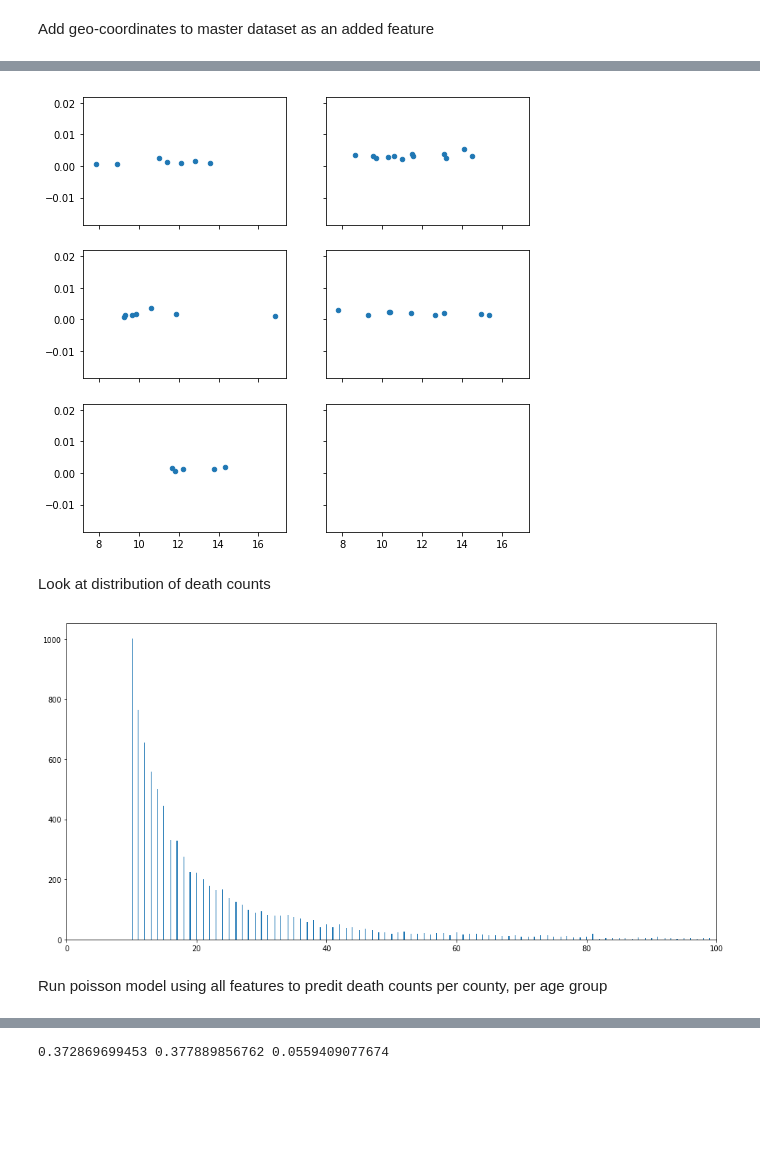
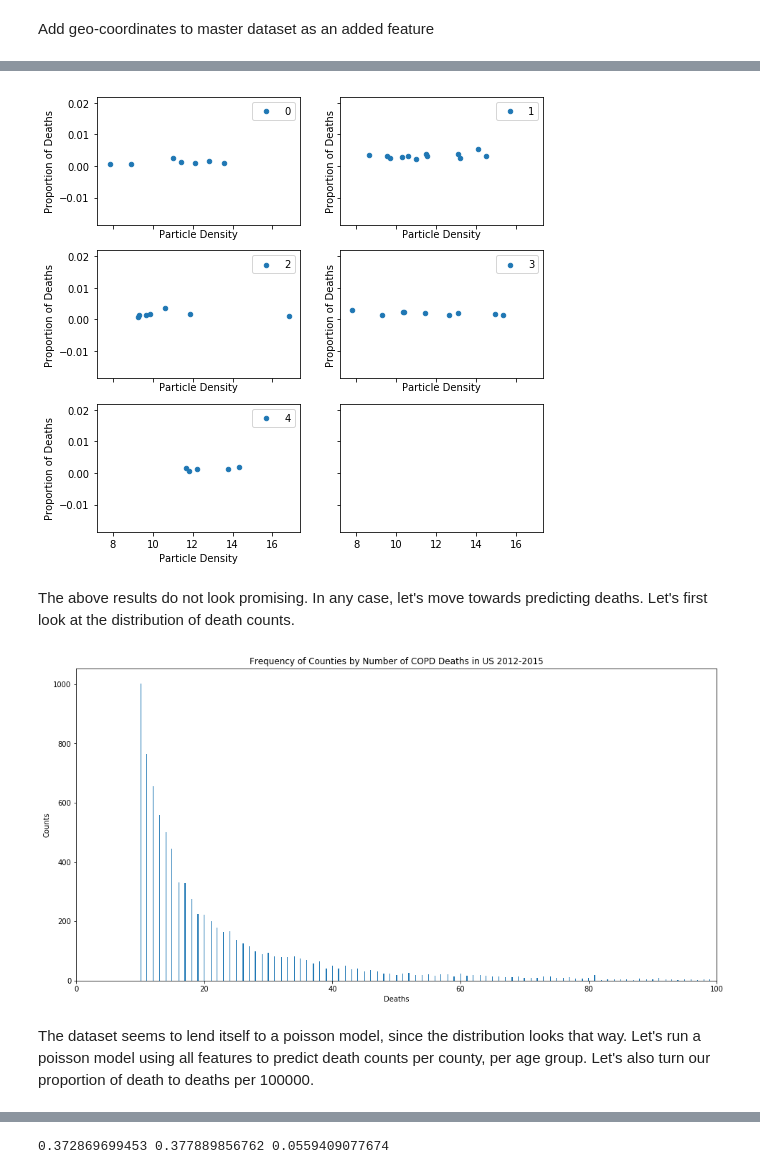
Before and after one commit to jitsen-design/Air_Pollution_and_Disease, a Jupyter notebook: CDC_COPD.ipynb, the cells around one changed output, grey strips where cells are left out. Drawn from its saved outputs; the diff is of its cells as text; code cells hidden in the pictures; blank space fills up the shorter version.

```diff
--- a/CDC_COPD.ipynb
+++ b/CDC_COPD.ipynb
@@ -58,7 +63,7 @@ Import data on poverty
 import glob
 import errno
 import os
-path = '/Users/jitsen/Documents/metis/metisgh/CDC/Poverty'
+path = '/Users/jitsen/Documents/metis/metisgh/CDC/Poverty_Death_D3'
 content = []
 for filename in glob.glob(os.path.join(path, '*.csv')):
     content.append(filename)
@@ -310,46 +342,56 @@ fig, ax = plt.subplots(3,2,figsize = (8,8), sharey = True, sharex = True);
 ax[0,0].scatter([x[1] for x in cause_3(45000,50000,10,12,8,10,3.0,67,67,2015)],
             [x[0] for x in cause_3(45000,50000,10,12,8,10,3.0,67,67,2015)],
             label = '0',s=20);
+ax[0,0].set_xlabel('Particle Density')
+ax[0,0].set_ylabel('Proportion of Deaths')
 
 ax[0,1].scatter([x[1] for x in cause_3(40000,45000,13,15,8,10,3.0,77,77,2015)],
            [x[0] for x in cause_3(40000,45000,13,15,8,10,3.0,77,77,2015)],
             label = '1',s=20);
+ax[0,1].set_xlabel('Particle Density')
+ax[0,1].set_ylabel('Proportion of Deaths')
 
 ax[1,0].scatter([x[1] for x in cause_3(50000,55000,8,10,6,8,3.0,72,72,2012)],
             [x[0] for x in cause_3(50000,55000,8,10,6,8,3.0,72,72,2012)],
             label = '2',s=20);
+ax[1,0].set_xlabel('Particle Density')
+ax[1,0].set_ylabel('Proportion of Deaths')
 
 ax[1,1].scatter([x[1] for x in cause_3(50000,55000,8,10,7,9,3.0,72,72,2014)],
            [x[0] for x in cause_3(50000,55000,8,10,7,9,3.0,72,72,2014)],
            label = '3',s=20);
+ax[1,1].set_xlabel('Particle Density')
+ax[1,1].set_ylabel('Proportion of Deaths')
 
 ax[2,0].scatter([x[1] for x in cause_3(40000,45000,15,17,9,11,3.0,67,67,2013)],
            [x[0] for x in cause_3(40000,45000,15,17,9,11,3.0,67,67,2013)],
            label = '4',s=20);
-#for i, txt in enumerate([x[2] for x in cause_3(A,B,C,D,E,F,G,H,I,J)]):
-#    ax.annotate(txt, ([x[1] for x in cause_3(A,B,C,D,E,F,G,H,I,J)][i],
-#                      [x[0] for x in cause_3(A,B,C,D,E,F,G,H,I,J)][i]),
-#      fontsize = 6);
+ax[2,0].set_xlabel('Particle Density')
+ax[2,0].set_ylabel('Proportion of Deaths')
 
-axes[0,0].legend();
-axes[0,1].legend();
-axes[1,0].legend();
-axes[1,1].legend();
-axes[2,0].legend();
+
+ax[0,0].legend();
+ax[0,1].legend();
+ax[1,0].legend();
+ax[1,1].legend();
+ax[2,0].legend();
 plt.show();
 # %% [output]
-[figure, old version]
+[figure, new version]
-# %% [markdown]
-Look at distribution of death counts
+# %% [markdown]
+The above results do not look promising. In any case, let's move towards predicting deaths. Let's first look at the distribution of death counts.
 # %%
 plt.figure(figsize = (16,8));
 plt.hist(Death_m_concat_geo['Deaths'],bins=2000);
 plt.xlim(0,100);
+plt.xlabel('Deaths')
+plt.ylabel('Counts')
+plt.title('Frequency of Counties by Number of COPD Deaths in US 2012-2015')
 plt.show();
 # %% [output]
-[figure, old version]
+[figure, new version]
-# %% [markdown]
-Run poisson model using all features to predit death counts per county, per age group
+# %% [markdown]
+The dataset seems to lend itself to a poisson model, since the distribution looks that way. Let's run a poisson model using all features to predict death counts per county, per age group. Let's also turn our proportion of death to deaths per 100000.
 # %%
 X_sm = Death_m_concat_geo[['Comp_Year','Prevalence of Diabetes',
        'All Ages in Poverty Percent','Value','2013 Urbanization Code',
```
Also changed, not shown: parts of 23 cells of this notebook, 2 other files.
